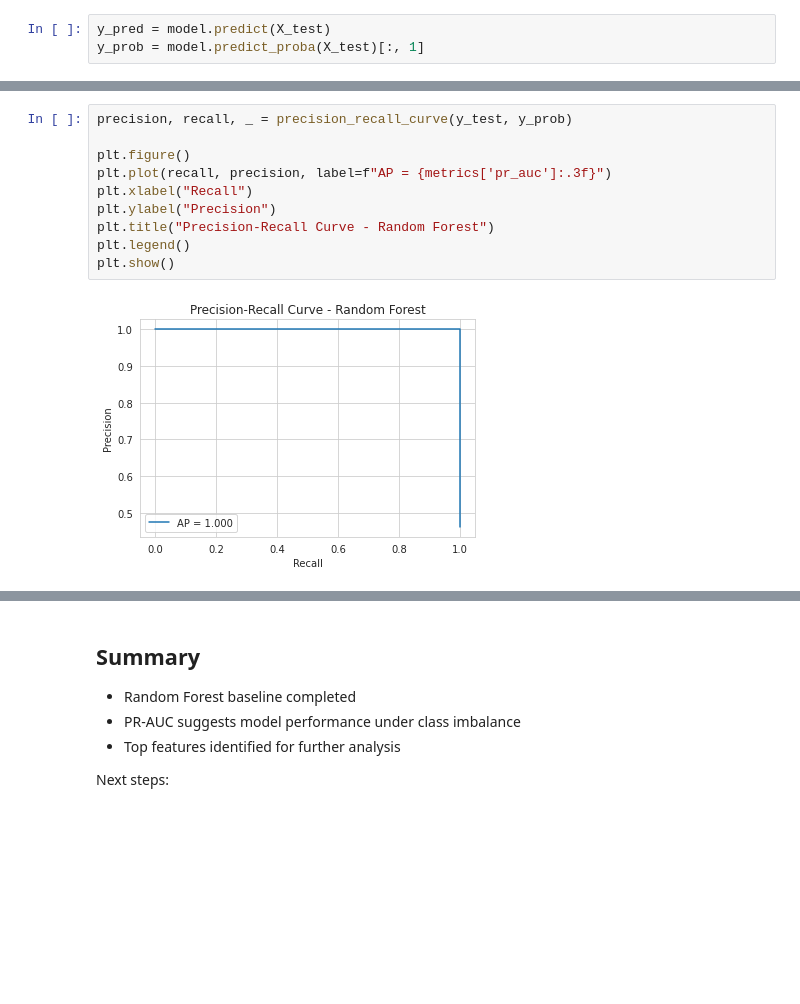
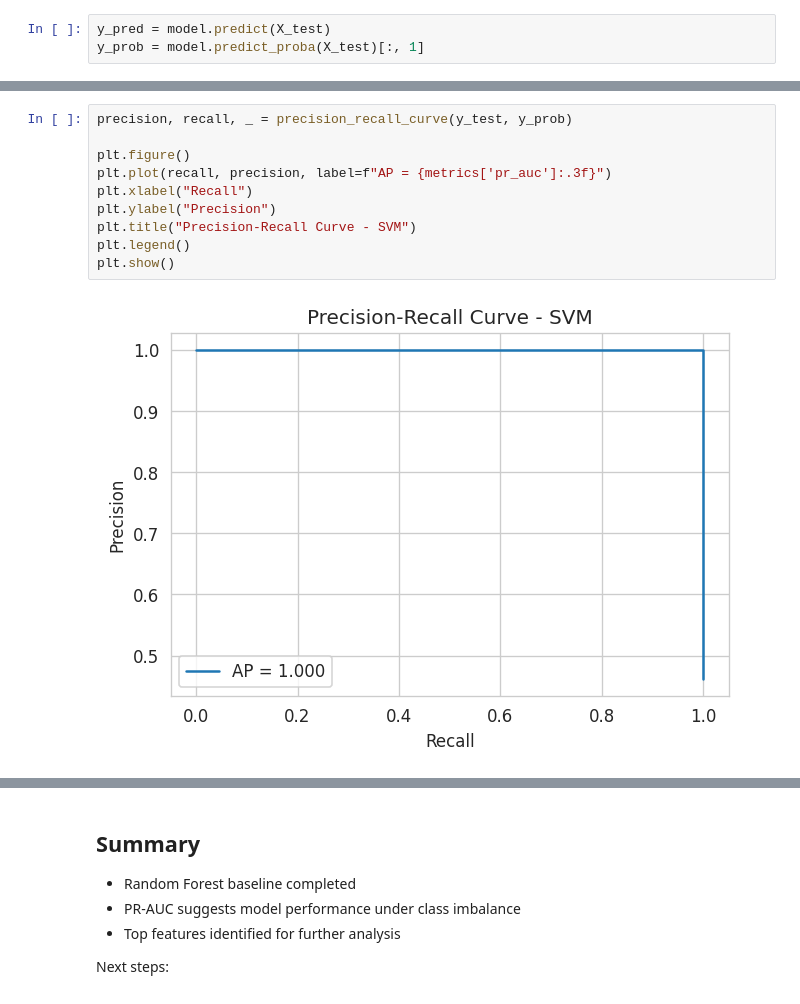
Before and after one commit to enoch321/PLT_Prediction, a Jupyter notebook: notebooks/SVM_PLT.ipynb, the cells around one changed output, grey strips where cells are left out. Saved outputs shown, nothing was run; the diff lists cells and outputs as text; blank space fills up the shorter version.

```diff
--- a/notebooks/SVM_PLT.ipynb
+++ b/notebooks/SVM_PLT.ipynb
@@ -184,15 +185,15 @@ plt.show()
 # %%
 precision, recall, _ = precision_recall_curve(y_test, y_prob)
 
 plt.figure()
 plt.plot(recall, precision, label=f"AP = {metrics['pr_auc']:.3f}")
 plt.xlabel("Recall")
 plt.ylabel("Precision")
-plt.title("Precision-Recall Curve - Random Forest")
+plt.title("Precision-Recall Curve - SVM")
 plt.legend()
 plt.show()
 # %% [output]
-[figure, old version]
+[figure, new version]
 # %%
 from sklearn.inspection import permutation_importance
 
```
Also changed, not shown: parts of 5 cells of this notebook, 8 other files.
